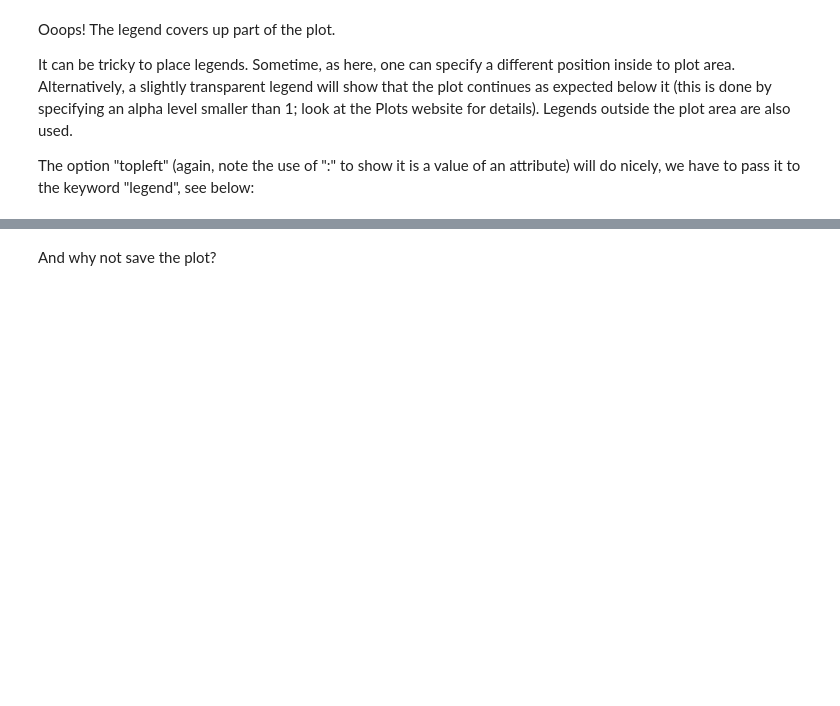
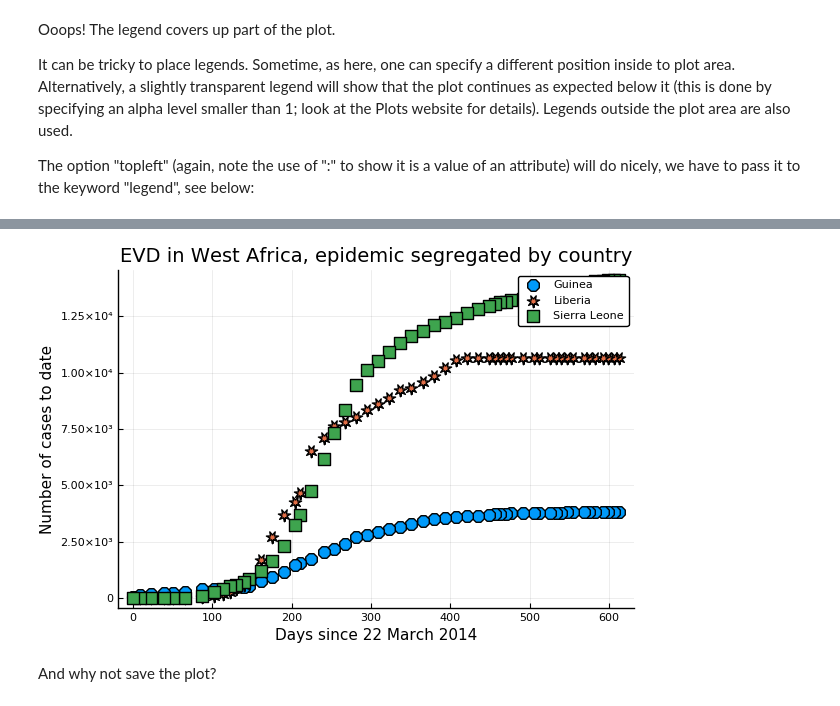
Before and after one commit to bolongz/Julia_programming_lecture_notes, a Jupyter notebook: JuliaCourseNotebooks/Week2_5-MultipleCurves.ipynb, the cells around one changed output, grey strips where cells are left out. Cells and saved outputs as stored; diff of their text form; code cells hidden in the pictures; blank space fills up the shorter version.

```diff
--- a/JuliaCourseNotebooks/Week2_5-MultipleCurves.ipynb
+++ b/JuliaCourseNotebooks/Week2_5-MultipleCurves.ipynb
@@ -168,7 +177,7 @@ It can be tricky to place legends. Sometime, as here, one can specify a differen
 The option "topleft" (again, note the use of ":" to show it is a value of an attribute) will do nicely, we have to pass it to the keyword "legend", see below:
 # %%
 plot(epidays, EVDcasesbycountry,
-legend = :topleft,
+legend = :topright,
 marker = ([:octagon :star7 :square], 9),
 label     = ["Guinea" "Liberia" "Sierra Leone"],
 title      = "EVD in West Africa, epidemic segregated by country",
@@ -181,3 +189,4 @@ line = (:scatter)
+[figure, added]
 # %% [markdown]
 And why not save the plot?
 # %%
```
Also changed, not shown: parts of 6 cells of this notebook, 1 other file.
